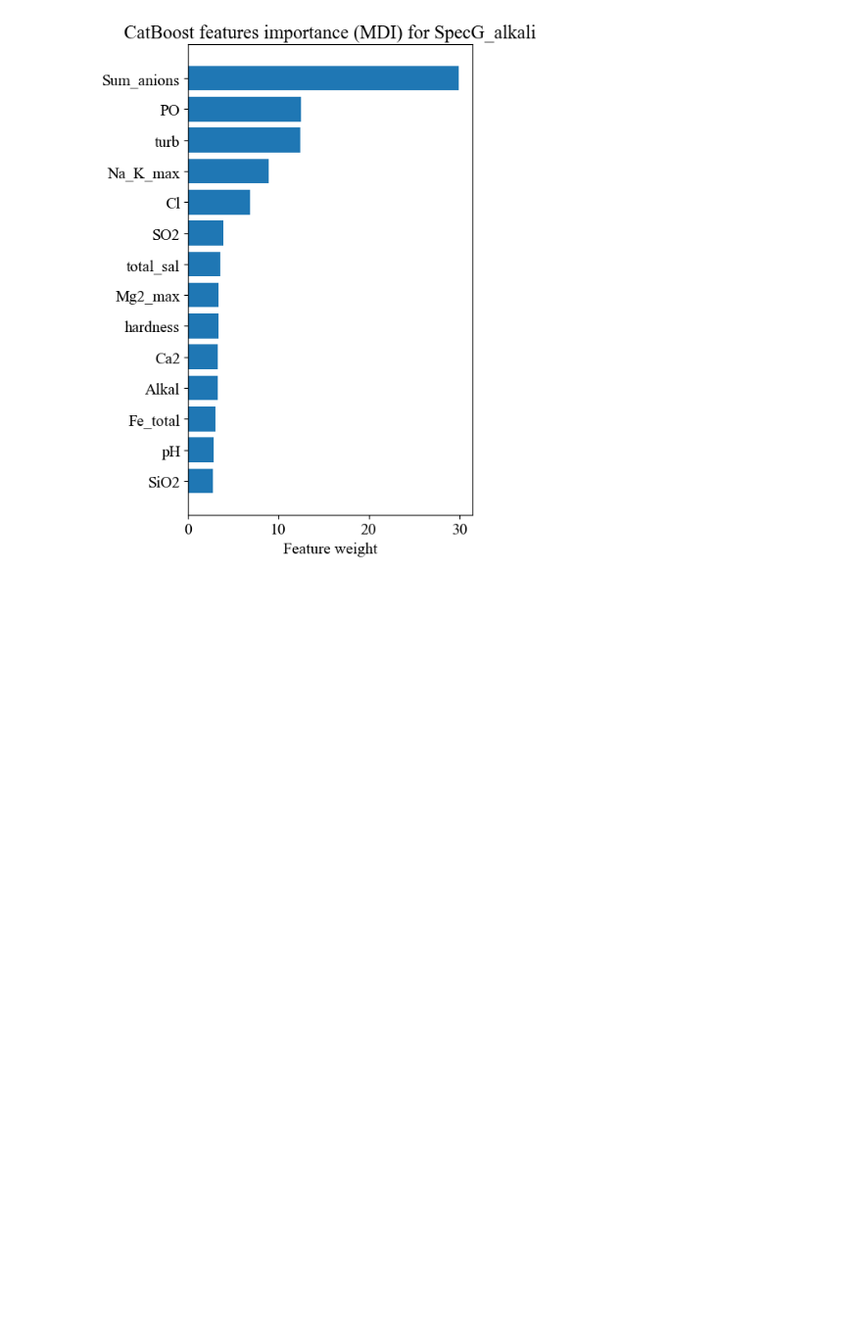
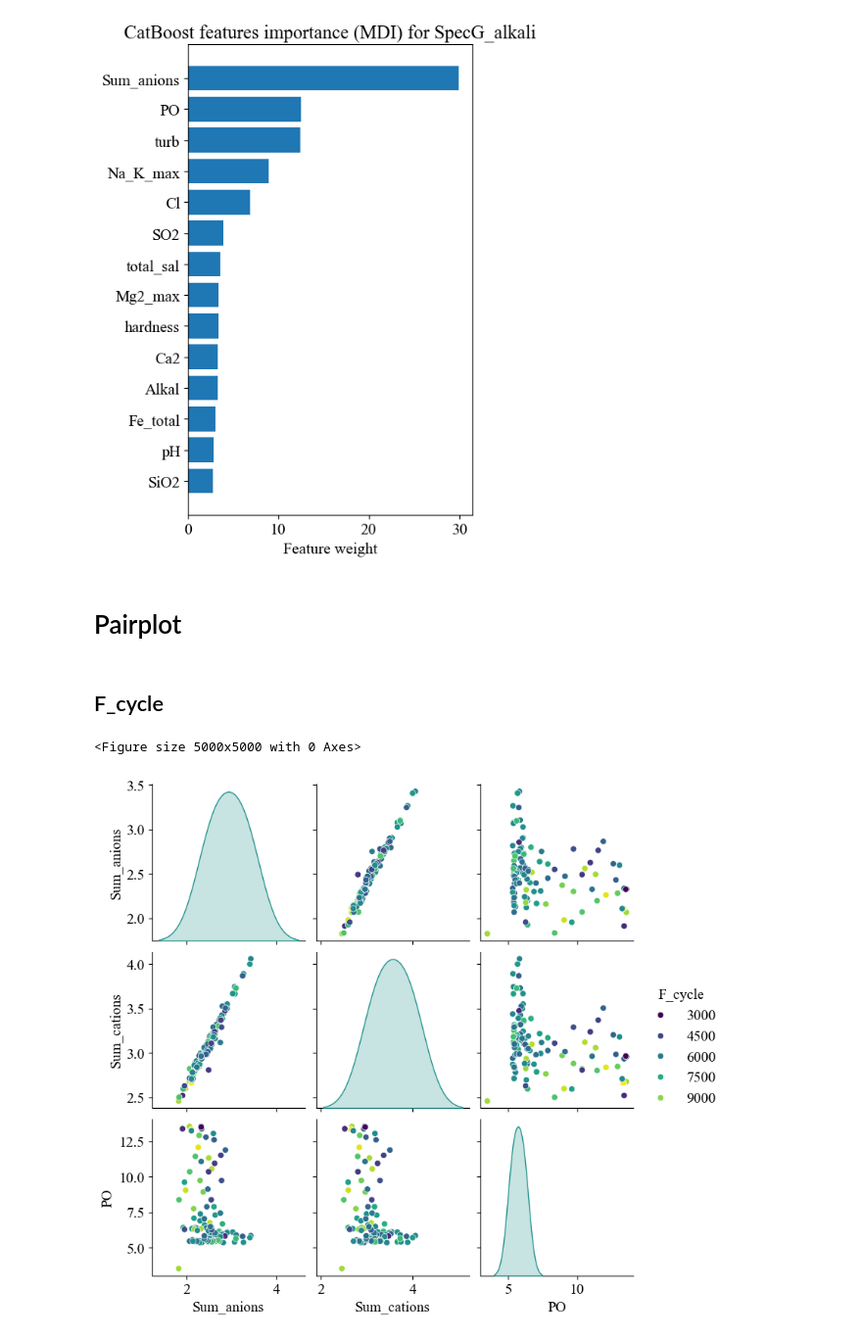
Before and after one commit to caapel/ion_exchange, a Jupyter notebook: ExplorerDataAnalisys.ipynb, the cells around one changed output. Shown at 98% size. Saved outputs shown, nothing was run; the diff lists cells and outputs as text; code cells hidden in the pictures; blank space fills up the shorter version.

Commit message:
added pairplot figure

```diff
--- a/Explorer Data Analisys.ipynb
+++ b/ExplorerDataAnalisys.ipynb
@@ -242,3 +242,19 @@ feature_importance_selector(df_Acid.drop(columns=['SpecG_acid', 'Sum_anions']),
 feature_importance_selector(df_Alcaline.drop(columns=['SpecG_alkali', 'Sum_cations']), df_Alcaline.SpecG_alkali)
 # %% [output]
 [figure]
+# %% [markdown]
+# Pairplot
+# %%
+def pairplot(df, hue):
+    plt.figure(figsize=(50,50))
+    sns.pairplot(df, hue=hue, palette = "viridis")
+    #plt.tight_layout()
+    plt.savefig(f'pictures/pairlpot_{hue}.png', dpi = 300, transparent = True)
+    plt.show()
+# %% [markdown]
+## F_cycle
+# %%
+pairplot(df=df_F_cycle[['Sum_anions', 'Sum_cations', 'PO', 'F_cycle']], hue='F_cycle')
+# %% [output]
+<Figure size 5000x5000 with 0 Axes>
+[figure, added]
```
Also changed, not shown: parts of 4 cells of this notebook.
